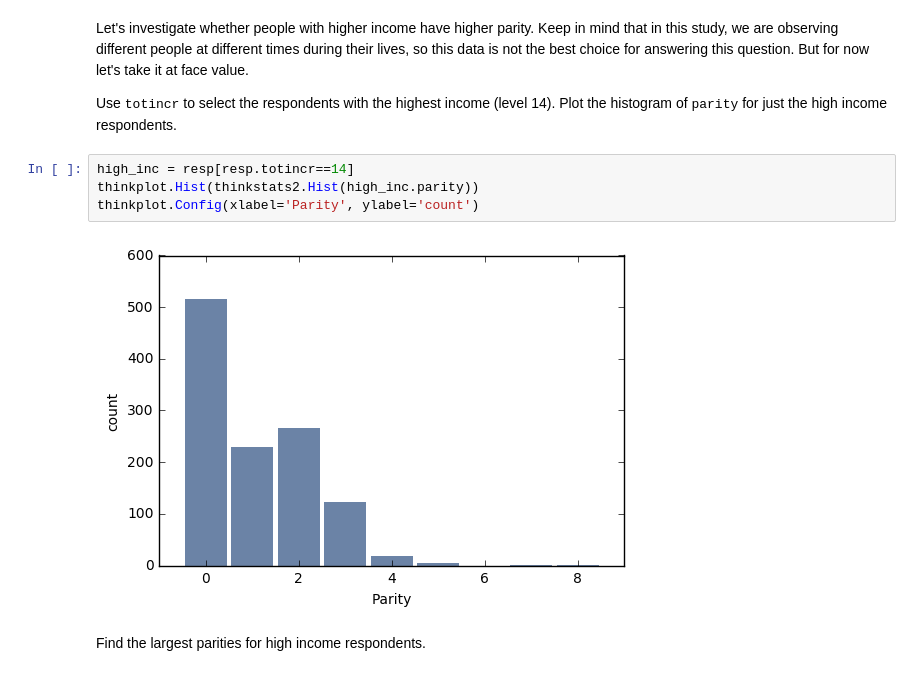
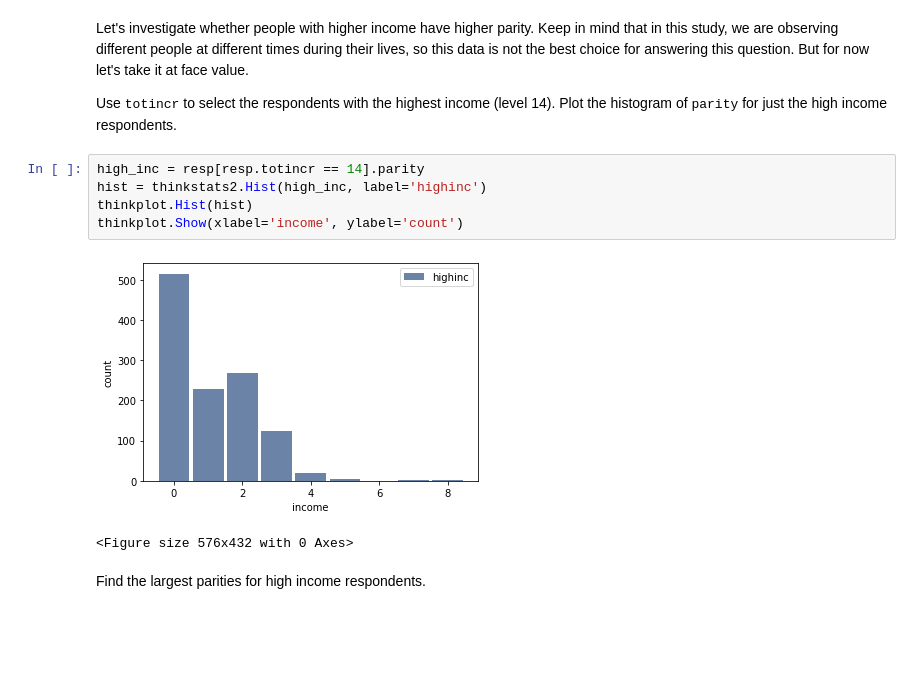
Before and after one commit to randyn92/ThinkStats2, a Jupyter notebook: code/chap02ex.ipynb, the cells around one changed output. Drawn from its saved outputs; the diff is of its cells as text; blank space fills up the shorter version.

```diff
--- a/code/chap02ex.ipynb
+++ b/code/chap02ex.ipynb
@@ -294,11 +326,13 @@ Let's investigate whether people with higher income have higher parity.  Keep in
 
 Use <tt>totincr</tt> to select the respondents with the highest income (level 14).  Plot the histogram of <tt>parity</tt> for just the high income respondents.
 # %%
-high_inc = resp[resp.totincr==14]
-thinkplot.Hist(thinkstats2.Hist(high_inc.parity))
-thinkplot.Config(xlabel='Parity', ylabel='count')
+high_inc = resp[resp.totincr == 14].parity
+hist = thinkstats2.Hist(high_inc, label='highinc')
+thinkplot.Hist(hist)
+thinkplot.Show(xlabel='income', ylabel='count')
 # %% [output]
-[figure, old version]
+[figure, new version]
+<Figure size 576x432 with 0 Axes>
 # %% [markdown]
 Find the largest parities for high income respondents.
 # %%
```
Also changed, not shown: parts of 22 cells of this notebook, 3 other files.
